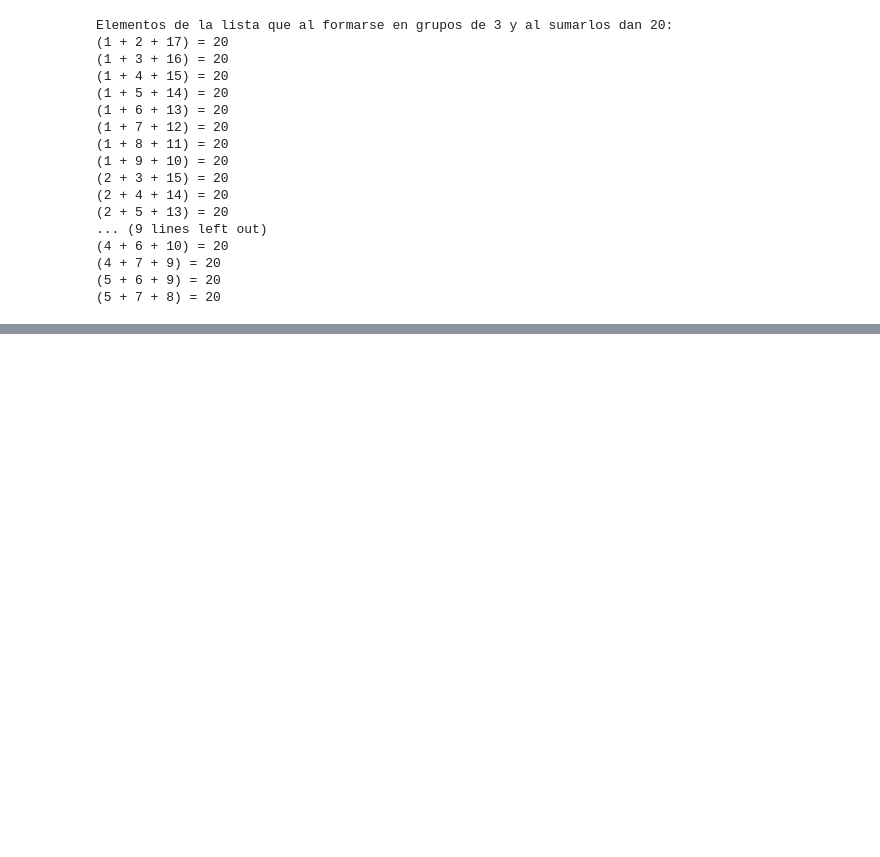
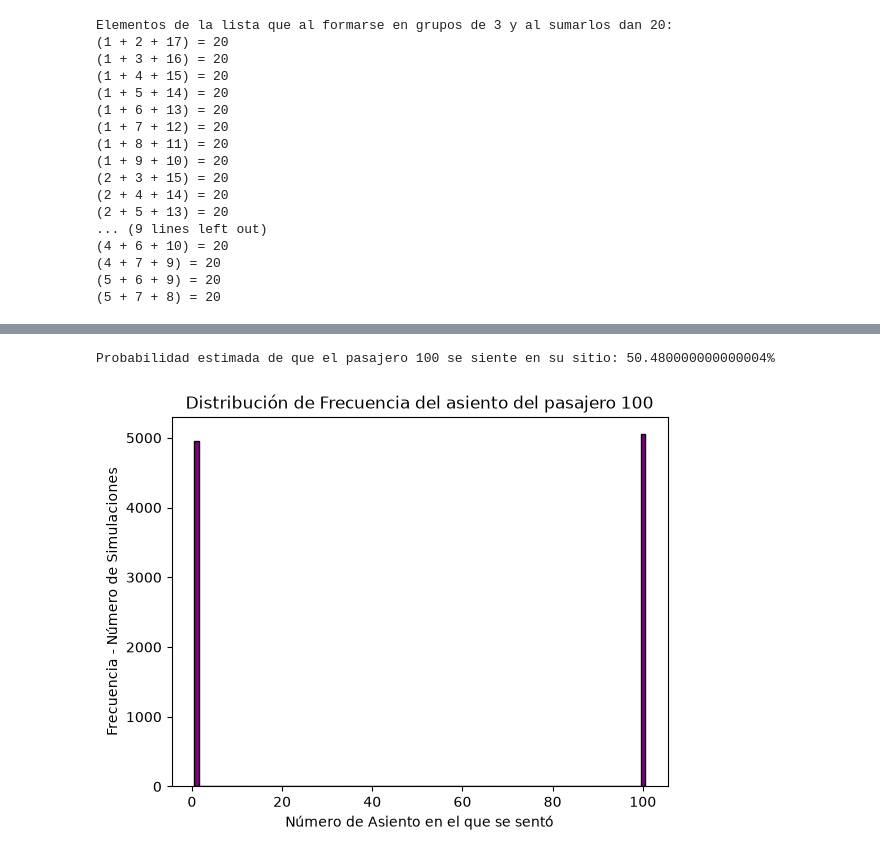
Before and after one commit to Davebc22/curso-computacion-cientifica-1, a Jupyter notebook: taller/Taller_corte_1.ipynb, the cells around one changed output, grey strips where cells are left out. Saved outputs shown, nothing was run; the diff lists cells and outputs as text; code cells hidden in the pictures; blank space fills up the shorter version.

Commit message:
Punto 3 - Parcial 1

```diff
--- a/taller/Taller_corte_1.ipynb
+++ b/taller/Taller_corte_1.ipynb
@@ -430,0 +439,48 @@ ejemplo: 11 y 13 son numeros primos gemelos
+# %%
+"""
+Parcial - Punto 3
+"""
+import random
+import matplotlib.pyplot as plt
+
+simulaciones = 10000
+asientos_finales_100 = []
+
+for simulacion in range(simulaciones):
+    #Condción Inicial
+    asientos_libres = list(range(1, 101))
+    asientos_ocupados = []
+
+    #Pasajero 1
+    distraido = random.randint(1,100)
+    asientos_ocupados = [distraido]
+    asientos_libres.remove(distraido)
+
+    # Segundo Escenario: Pasajeros del 2 al 100
+    for pasajero in range(2,101) :
+        if pasajero in asientos_libres:
+            asientos_ocupados.append(pasajero)
+            asientos_libres.remove(pasajero)
+        else:
+            asiento_azar = random.choice(asientos_libres)
+            asientos_ocupados.append(asiento_azar)
+            asientos_libres.remove(asiento_azar)
+
+    #Registro de posiciones dle pasajero 100
+    pasajero_100 = asientos_ocupados[-1]
+    asientos_finales_100.append(pasajero_100)
+
+# PUNTO 1:
+exitos = asientos_finales_100.count(100)
+probabilidad = exitos / simulaciones
+print(f"Probabilidad estimada de que el pasajero 100 se siente en su sitio: {probabilidad*100}%")
+
+# PUNTO 2:
+plt.hist(asientos_finales_100,bins=range(1,102), edgecolor ="black", align="left", color="purple",)
+plt.title("Distribución de Frecuencia del asiento del pasajero 100")
+plt.xlabel("Número de Asiento en el que se sentó")
+plt.ylabel("Frecuencia - Número de Simulaciones")
+plt.show()
+# %% [output]
+Probabilidad estimada de que el pasajero 100 se siente en su sitio: 50.480000000000004%
+[figure, added]
```
Also changed, not shown: parts of 4 cells of this notebook, 1 other file.
